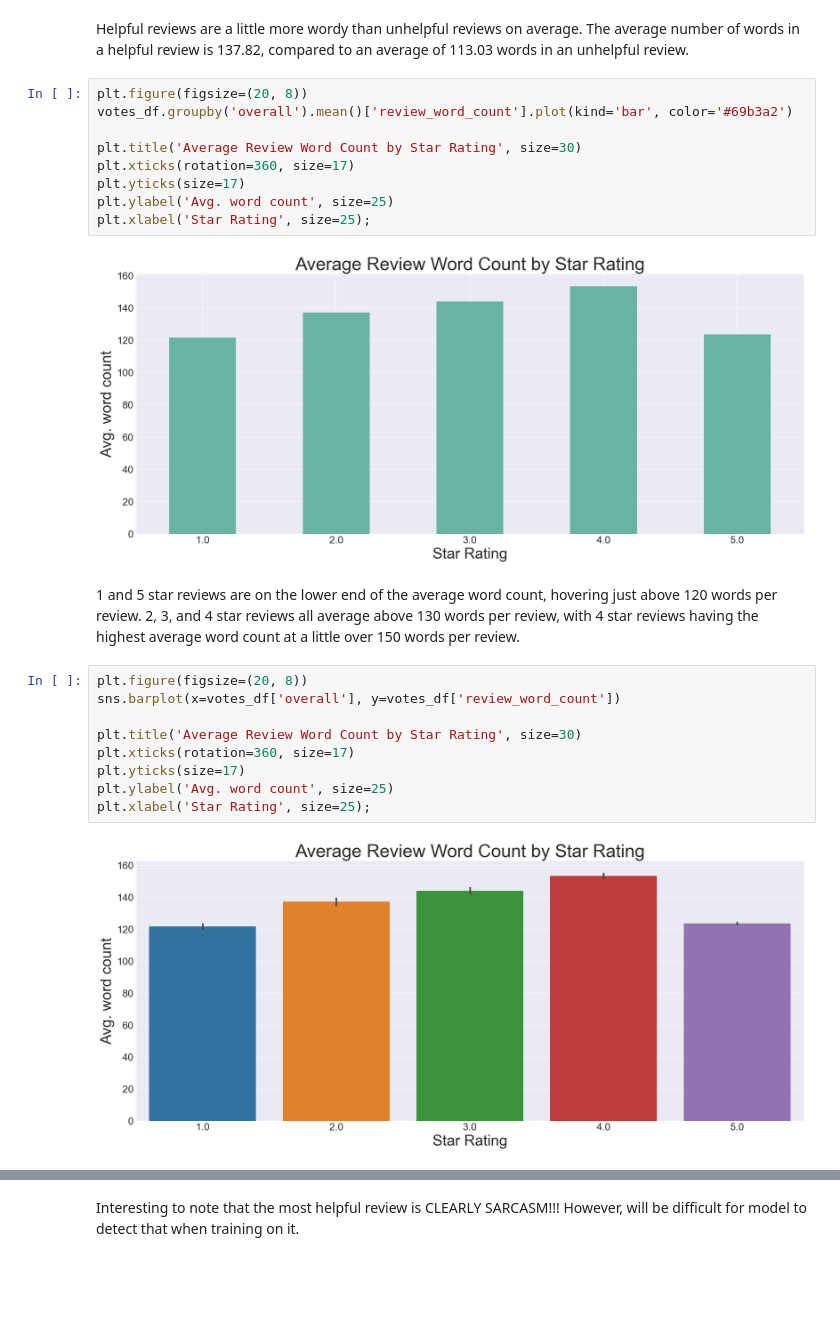
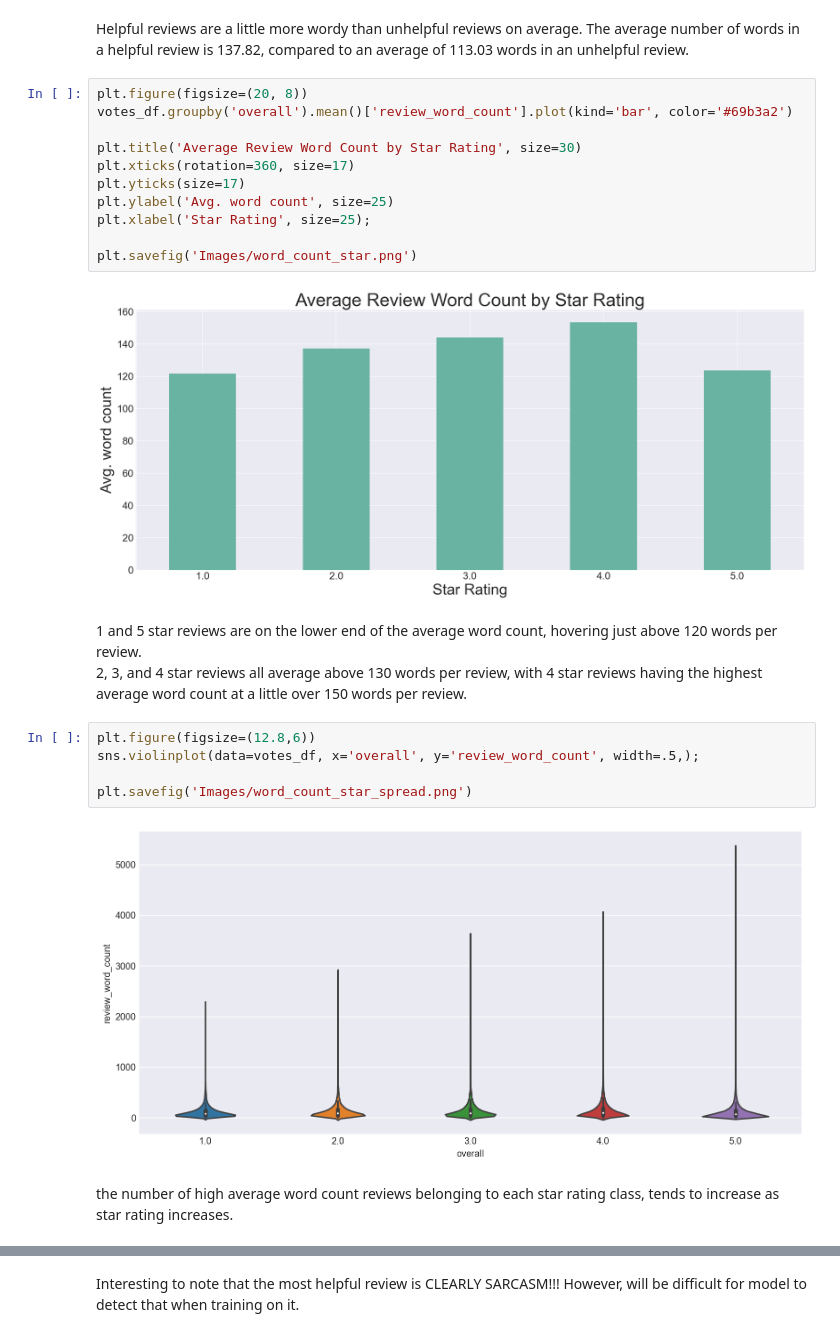
Before and after one commit to doosey33/Capstone-Project, a Jupyter notebook: Amazon-Reviews-EDA.ipynb, the cells around one changed output, grey strips where cells are left out. Drawn from its saved outputs; the diff is of its cells as text; blank space fills up the shorter version.

```diff
--- a/Amazon-Reviews-EDA.ipynb
+++ b/Amazon-Reviews-EDA.ipynb
@@ -303,18 +311,19 @@ plt.xticks(rotation=360, size=17)
 plt.yticks(size=17)
 plt.ylabel('Avg. word count', size=25)
 plt.xlabel('Star Rating', size=25);
+
+plt.savefig('Images/word_count_star.png')
 # %% [output]
 [figure]
 # %% [markdown]
-1 and 5 star reviews are on the lower end of the average word count, hovering just above 120 words per review. 2, 3, and 4 star reviews all average above 130 words per review, with 4 star reviews having the highest average word count at a little over 150 words per review.
+1 and 5 star reviews are on the lower end of the average word count, hovering just above 120 words per review.
+2, 3, and 4 star reviews all average above 130 words per review, with 4 star reviews having the highest average word count at a little over 150 words per review.
-# %%
-plt.figure(figsize=(20, 8))
-sns.barplot(x=votes_df['overall'], y=votes_df['review_word_count'])
-
-plt.title('Average Review Word Count by Star Rating', size=30)
-plt.xticks(rotation=360, size=17)
-plt.yticks(size=17)
-plt.ylabel('Avg. word count', size=25)
-plt.xlabel('Star Rating', size=25);
-# %% [output]
-[figure, removed]
+# %%
+plt.figure(figsize=(12.8,6))
+sns.violinplot(data=votes_df, x='overall', y='review_word_count', width=.5,);
+
+plt.savefig('Images/word_count_star_spread.png')
+# %% [output]
+[figure, added]
+# %% [markdown]
+the number of high average word count reviews belonging to each star rating class, tends to increase as star rating increases.
```
Also changed, not shown: parts of 48 cells of this notebook, 13 other files.
